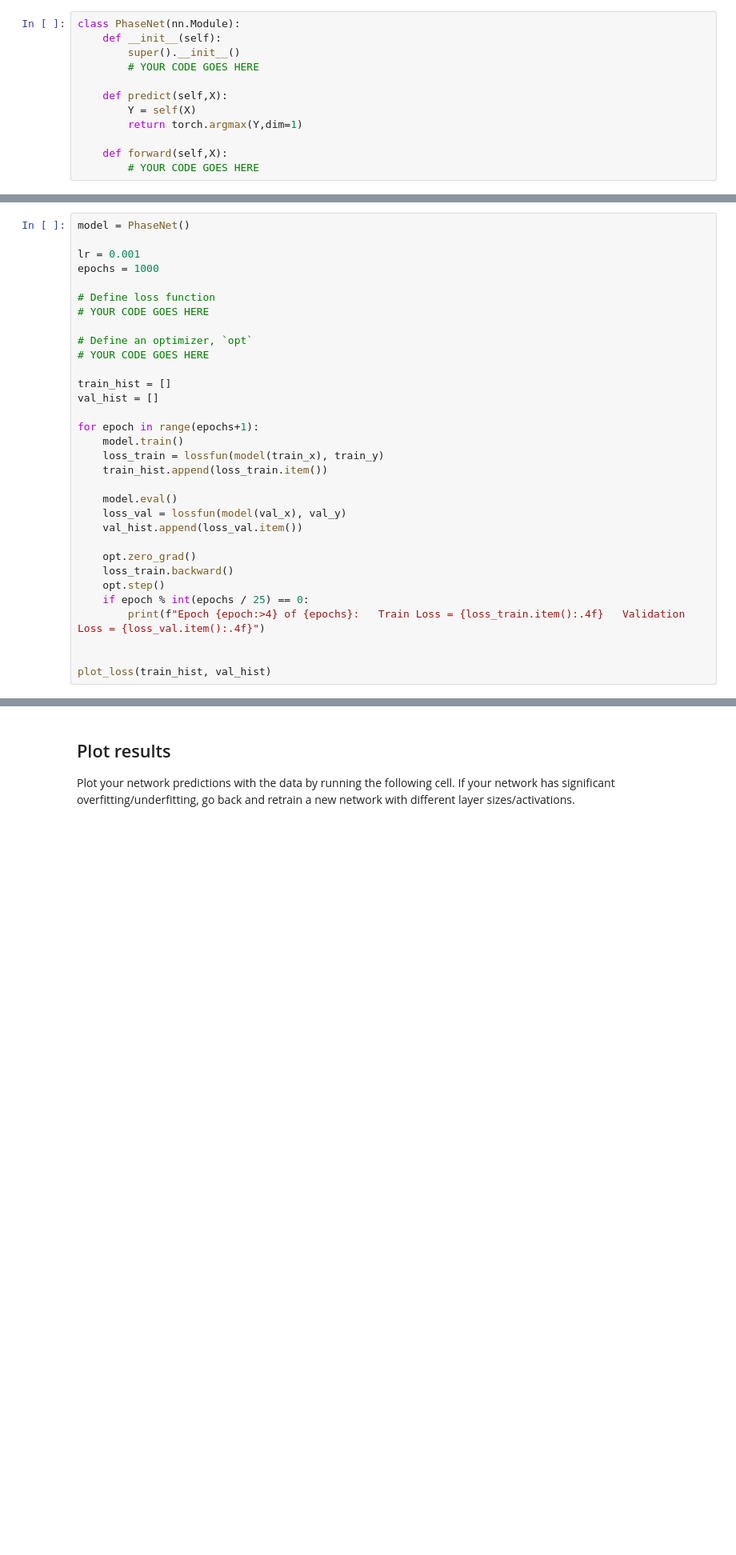
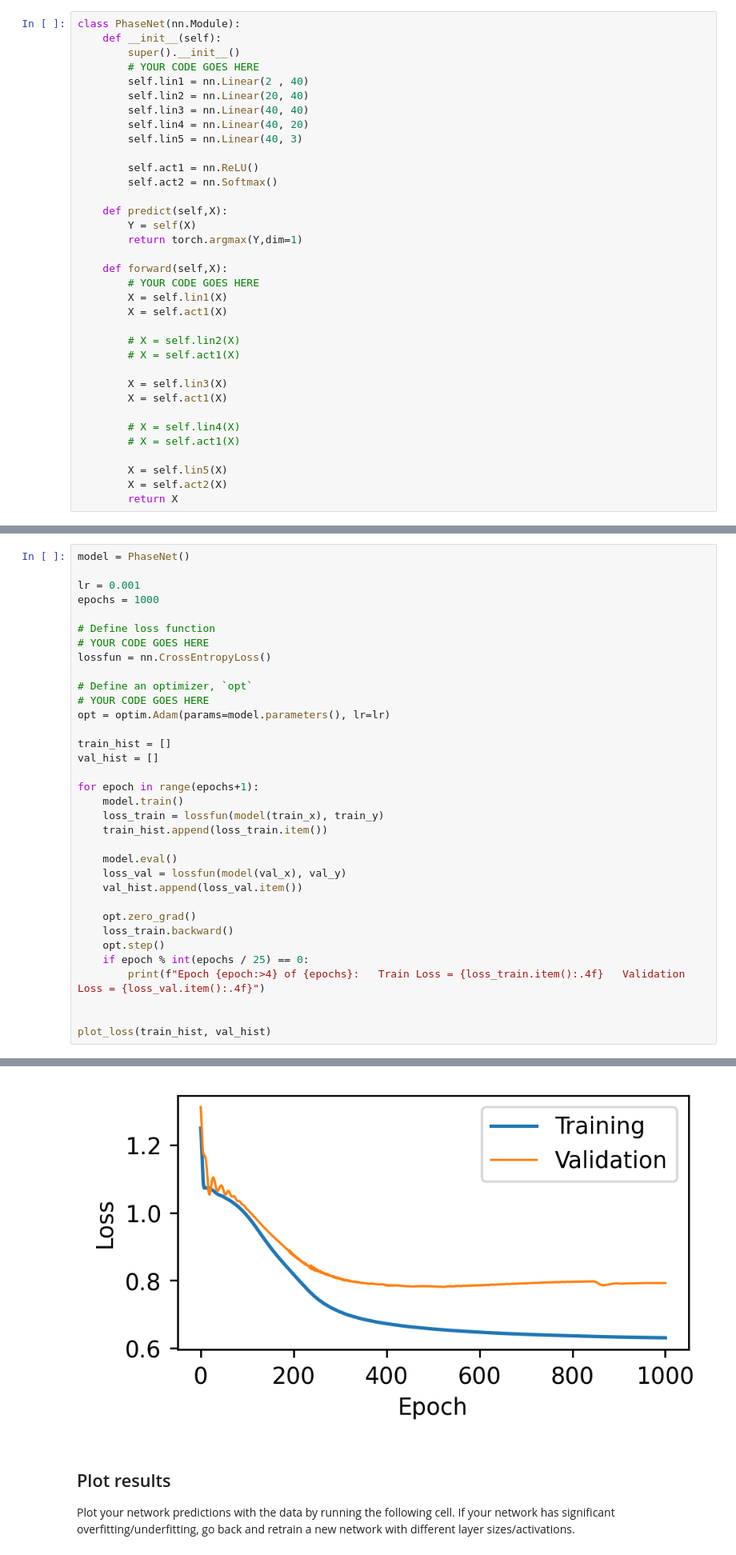
Before and after one commit to zsqu4re/ML-for-engineers, a Jupyter notebook: HW8/M8-L2-P2.ipynb, the cells around one changed output, grey strips where cells are left out. Shown at 80% size. Saved outputs shown, nothing was run; the diff lists cells and outputs as text; blank space fills up the shorter version.

```diff
--- a/HW8/M8-L2-P2.ipynb
+++ b/HW8/M8-L2-P2.ipynb
@@ -95,6 +97,14 @@ class PhaseNet(nn.Module):
     def __init__(self):
         super().__init__()
         # YOUR CODE GOES HERE
+        self.lin1 = nn.Linear(2 , 40)
+        self.lin2 = nn.Linear(20, 40)
+        self.lin3 = nn.Linear(40, 40)
+        self.lin4 = nn.Linear(40, 20)
+        self.lin5 = nn.Linear(40, 3)
+
+        self.act1 = nn.ReLU()
+        self.act2 = nn.Softmax()
 
     def predict(self,X):
         Y = self(X)
@@ -102,6 +112,21 @@ class PhaseNet(nn.Module):
 
     def forward(self,X):
         # YOUR CODE GOES HERE
+        X = self.lin1(X)
+        X = self.act1(X)
+
+        # X = self.lin2(X)
+        # X = self.act1(X)
+
+        X = self.lin3(X)
+        X = self.act1(X)
+
+        # X = self.lin4(X)
+        # X = self.act1(X)
+
+        X = self.lin5(X)
+        X = self.act2(X)
+        return X
 # %% [markdown]
 ## Training
 
@@ -120,9 +145,11 @@ epochs = 1000
 
 # Define loss function
 # YOUR CODE GOES HERE
+lossfun = nn.CrossEntropyLoss()
 
 # Define an optimizer, `opt`
 # YOUR CODE GOES HERE
+opt = optim.Adam(params=model.parameters(), lr=lr)
 
 train_hist = []
 val_hist = []
@@ -144,3 +171,4 @@ for epoch in range(epochs+1):
 
 
 plot_loss(train_hist, val_hist)
+# %% [output]
@@ -147,3 +192,4 @@ plot_loss(train_hist, val_hist)
+[figure, added]
 # %% [markdown]
 ## Plot results
 
```
Also changed, not shown: parts of 3 cells of this notebook, 13 other files.
